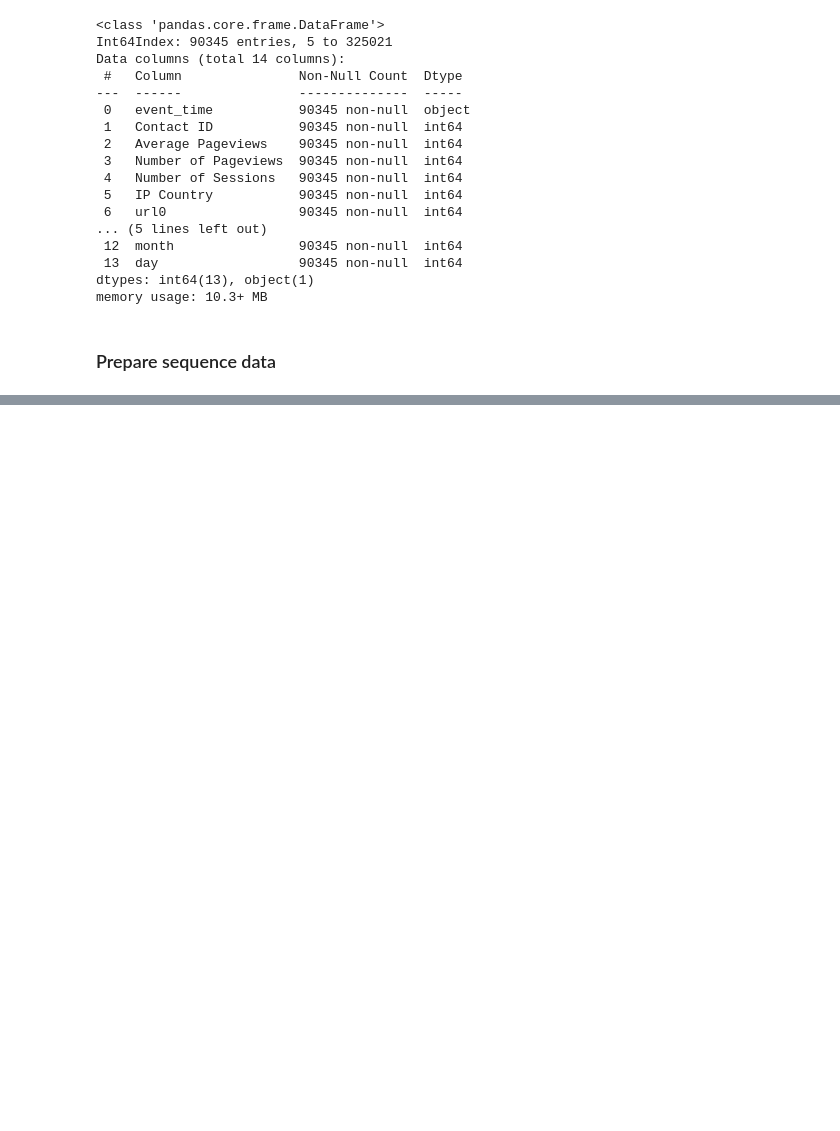
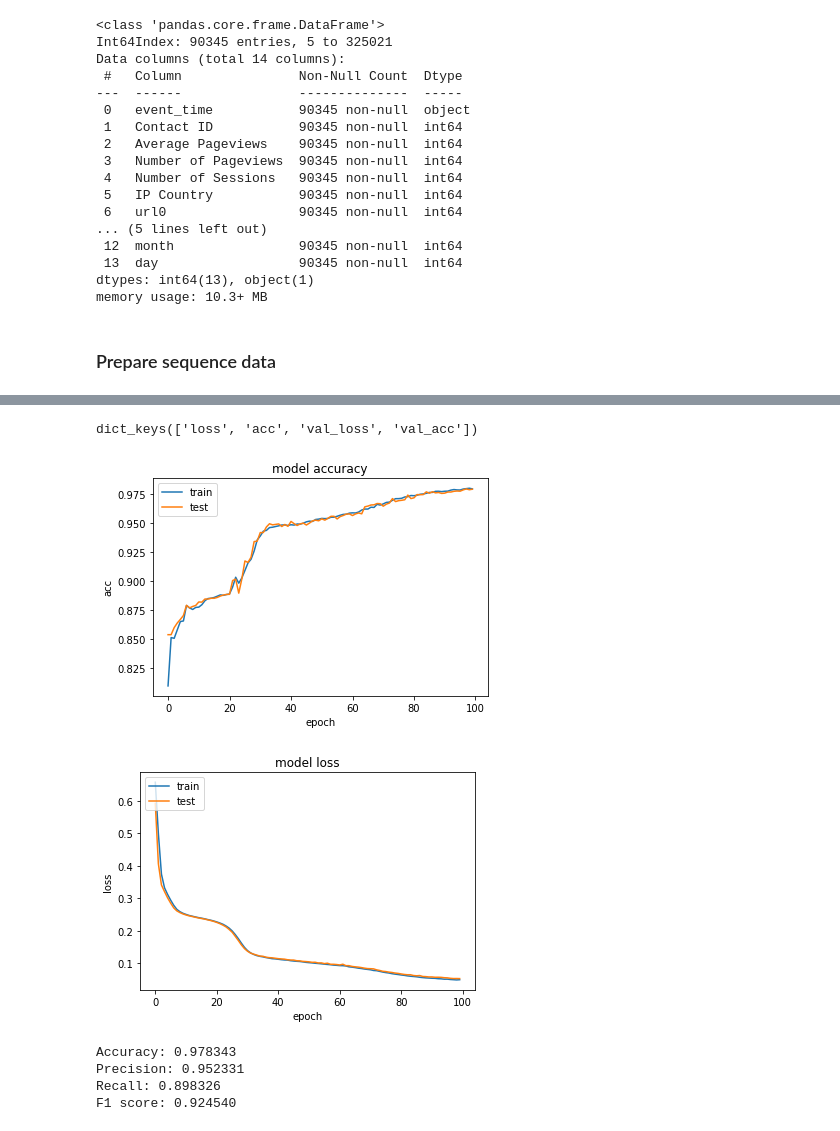
Before and after one commit to lightshifted/DLAI, a Jupyter notebook: sequence_model.ipynb, the cells around one changed output, grey strips where cells are left out. Drawn from its saved outputs; the diff is of its cells as text; code cells hidden in the pictures; blank space fills up the shorter version.

Commit message:
Completed LSTM model

```diff
--- a/sequence_model.ipynb
+++ b/sequence_model.ipynb
@@ -259,0 +272,15 @@ data = data.sort_values('event_time')
+# %%
+# perform 70/30 split
+from sklearn.model_selection import train_test_split
+
+def prepare_train_test_data(data,y):
+  #input is data[nxd] and Y[nx2], outputs 70/30 split formatted for the sequence models
+  X_train, X_test, y_train, y_test = train_test_split(data, y,
+                                                    test_size=0.3)
+  #Resizing is necessary since input to sequence models is (1,d)
+  X_train = X_train.reshape((X_train.shape[0], 1, X_train.shape[1]))
+  X_test = X_test.reshape((X_test.shape[0], 1, X_test.shape[1]))
+  return (X_train,X_test,y_train,y_test)
+
+xtrain, xtest, ytrain, ytest = prepare_train_test_data(event, y)
+print(xtrain.shape, ytrain.shape)
@@ -259,0 +340,20 @@ data = data.sort_values('event_time')
+# %%
+from tensorflow.keras.layers import GRU
+from keras.layers import Dense, LSTM, Bidirectional
+from keras.models import Sequential
+
+def LSTM_model(neurons=40, op=10):
+  model = Sequential()
+  model.add(Bidirectional(LSTM(neurons, return_sequences=True), input_shape=(1,op)))
+  model.add(GRU(neurons, return_sequences=True))
+  model.add(Bidirectional(LSTM(2*neurons)))
+  model.add(Dense(2, activation='softmax'))
+  model.compile(
+      optimizer=tf.optimizers.Adam(learning_rate=1e-3),
+      loss='binary_crossentropy',
+      metrics=['acc'])
+  return model
+# %%
+tf.keras.backend.clear_session()
+training_model = LSTM_model(neurons=40, op=4)
+training_model.summary()
@@ -259,0 +377,5 @@ data = data.sort_values('event_time')
+# %%
+l_history = training_model.fit(xtrain, ytrain,
+                               epochs=100,
+                               batch_size=3000,
+                               validation_split=0.2)
@@ -259,0 +400,13 @@ data = data.sort_values('event_time')
+# %%
+plot_history(l_history)
+# %% [output]
+dict_keys(['loss', 'acc', 'val_loss', 'val_acc'])
+[figure, added]
+[figure, added]
+# %%
+evaluate_on_test(xtest, ytest, training_model)
+# %% [output]
+Accuracy: 0.978343
+Precision: 0.952331
+Recall: 0.898326
+F1 score: 0.924540
```
Also changed, not shown: parts of 16 cells of this notebook.
